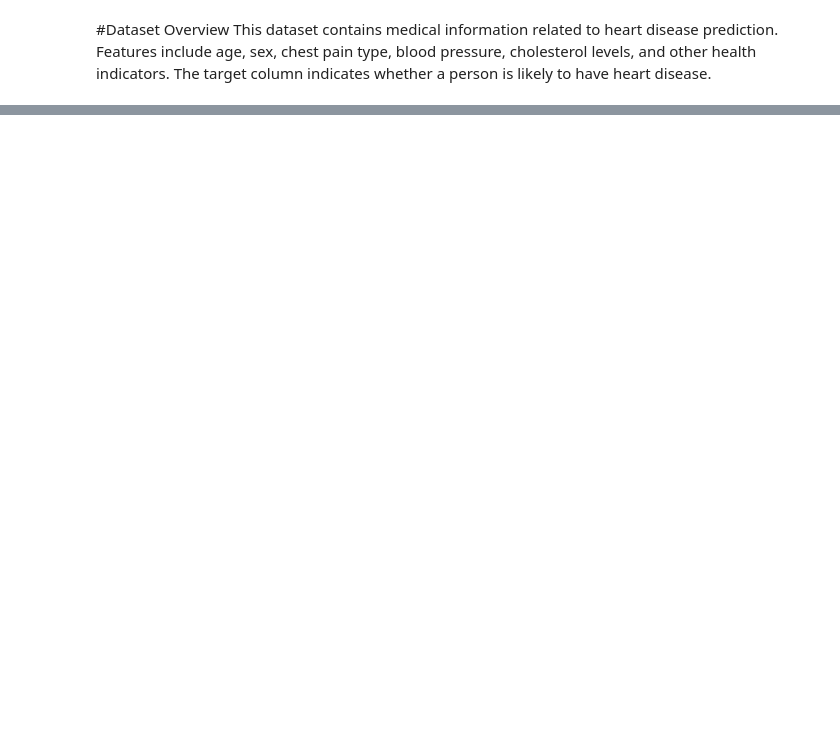
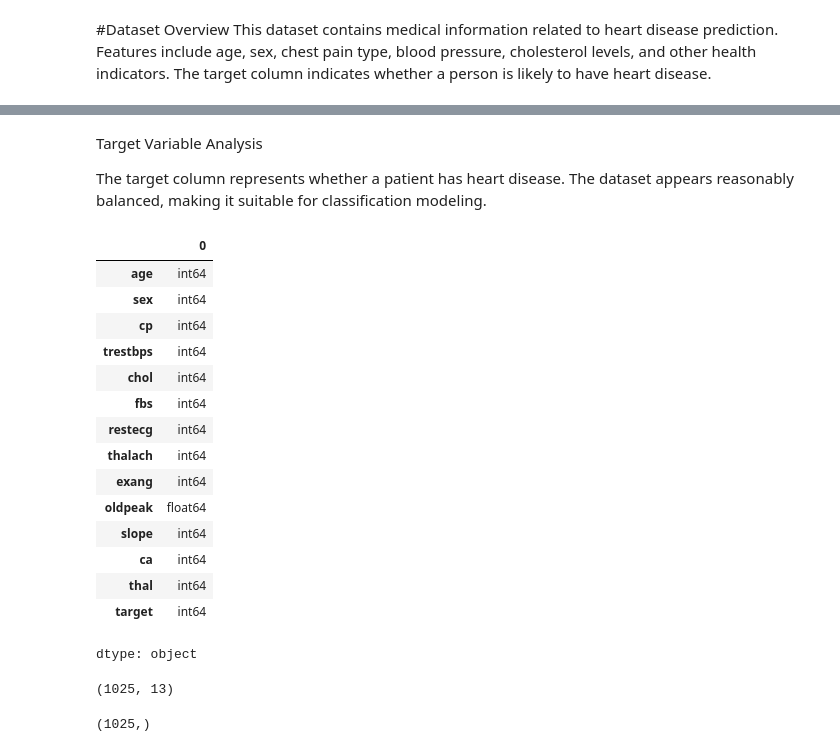
Before and after one commit to Srujan0001/AI-ML-Internship-Project02, a Jupyter notebook: Project2_pluto.ipynb, the cells around one changed output, grey strips where cells are left out. Cells and saved outputs as stored; diff of their text form; code cells hidden in the pictures; blank space fills up the shorter version.

```diff
--- a/Project2_pluto.ipynb
+++ b/Project2_pluto.ipynb
@@ -82,0 +91,23 @@ This dataset contains medical information related to heart disease prediction. F
+# %% [markdown]
+Target Variable Analysis
+
+The target column represents whether a patient has heart disease. The dataset appears reasonably balanced, making it suitable for classification modeling.
+# %%
+df.dtypes
+# %% [output]
+|  | 0 |
+| age | int64 |
+| sex | int64 |
+| cp | int64 |
+| trestbps | int64 |
+| chol | int64 |
+| fbs | int64 |
+| restecg | int64 |
+| thalach | int64 |
+| exang | int64 |
+| oldpeak | float64 |
+| slope | int64 |
+| ca | int64 |
+| thal | int64 |
+| target | int64 |
+dtype: object
@@ -82,0 +117,8 @@ This dataset contains medical information related to heart disease prediction. F
+# %%
+X.shape
+# %% [output]
+(1025, 13)
+# %%
+y.shape
+# %% [output]
+(1025,)
```
Also changed, not shown: parts of 10 cells of this notebook.
